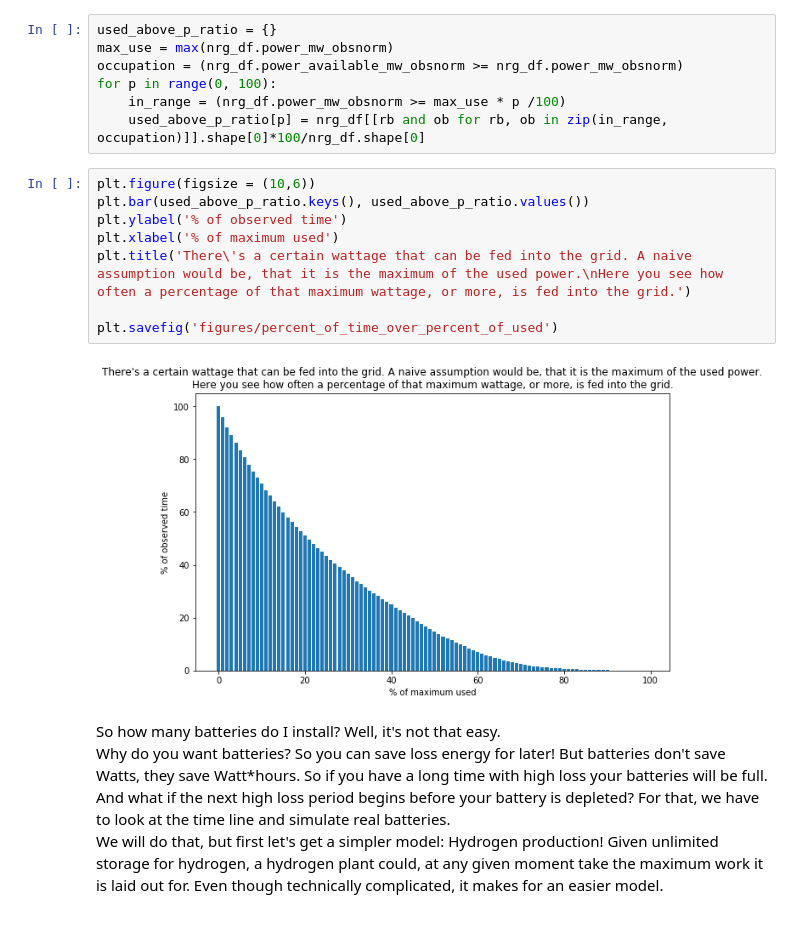
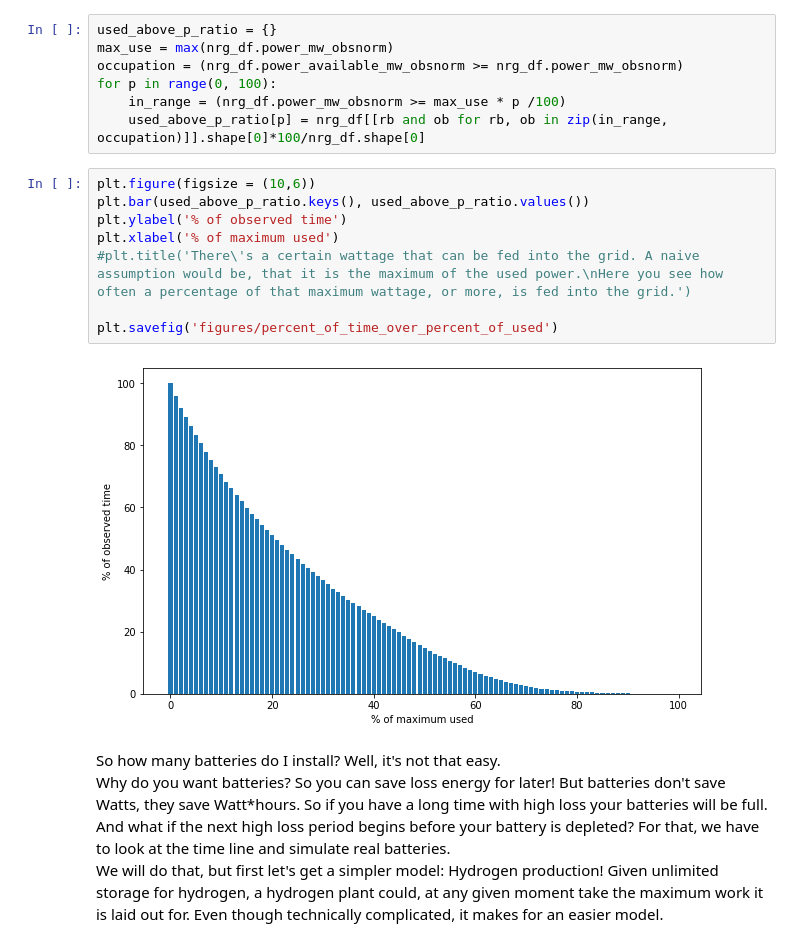
Before and after one commit to ThomTe314/capstone_quadra, a Jupyter notebook: Capstone Quadra.ipynb, the cells around one changed output. Drawn from its saved outputs; the diff is of its cells as text.

```diff
--- a/Capstone Quadra.ipynb
+++ b/Capstone Quadra.ipynb
@@ -380,13 +388,13 @@ for p in range(0, 100):
 # %%
 plt.figure(figsize = (10,6))
 plt.bar(used_above_p_ratio.keys(), used_above_p_ratio.values())
 plt.ylabel('% of observed time')
 plt.xlabel('% of maximum used')
-plt.title('There\'s a certain wattage that can be fed into the grid. A naive assumption would be, that it is the maximum of the used power.\nHere you see how often a percentage of that maximum wattage, or more, is fed into the grid.')
+#plt.title('There\'s a certain wattage that can be fed into the grid. A naive assumption would be, that it is the maximum of the used power.\nHere you see how often a percentage of that maximum wattage, or more, is fed into the grid.')
 
 plt.savefig('figures/percent_of_time_over_percent_of_used')
 # %% [output]
-[figure, old version]
+[figure, new version]
 # %% [markdown]
 So how many batteries do I install? Well, it's not that easy.
 Why do you want batteries? So you can save loss energy for later! But batteries don't save Watts, they save Watt\*hours. So if you have a long time with high loss your batteries will be full. And what if the next high loss period begins before your battery is depleted? For that, we have to look at the time line and simulate real batteries.
```
Also changed, not shown: parts of 17 cells of this notebook, 10 other files.
